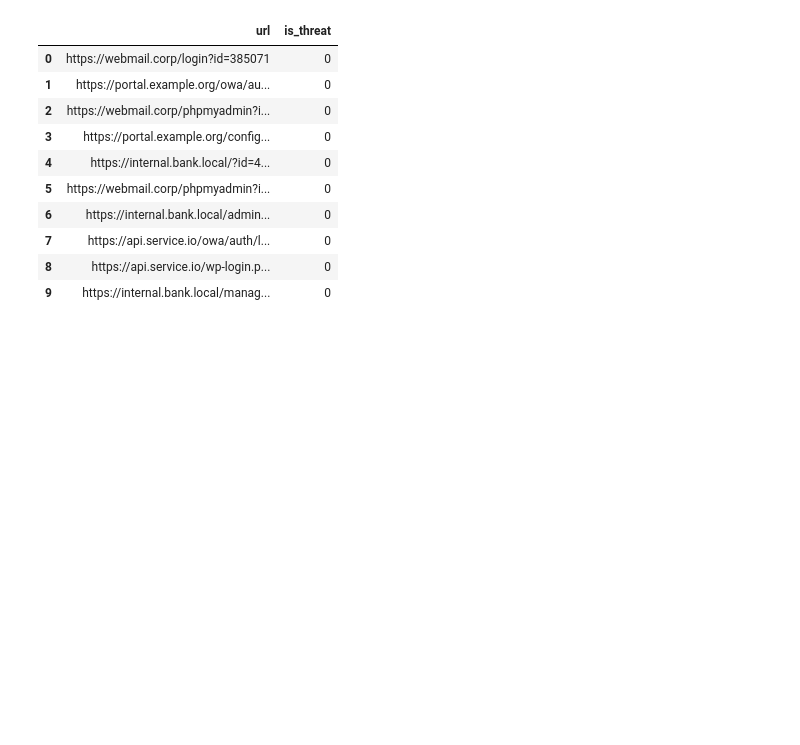
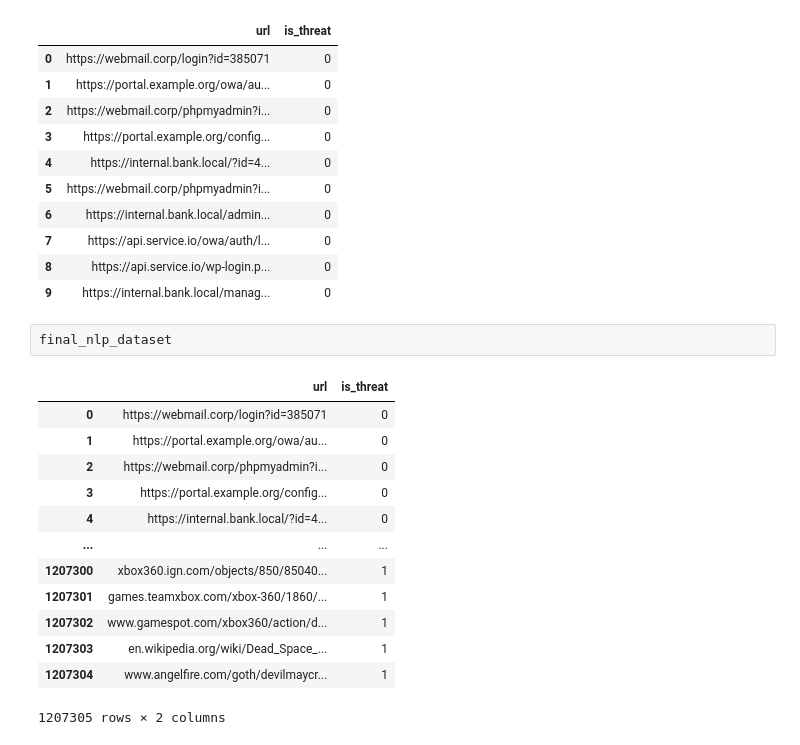
Before and after one commit to CprALin/JupyterNotebooks, a Jupyter notebook: sweeb_phishing_datasets.ipynb, the cells around one changed output. Saved outputs shown, nothing was run; the diff lists cells and outputs as text; blank space fills up the shorter version.

```diff
--- a/sweeb_phishing_datasets.ipynb
+++ b/sweeb_phishing_datasets.ipynb
@@ -778,3 +777,19 @@ final_nlp_dataset.head(10)
 | 7 | https://api.service.io/owa/auth/l... | 0 |
 | 8 | https://api.service.io/wp-login.p... | 0 |
 | 9 | https://internal.bank.local/manag... | 0 |
+# %%
+final_nlp_dataset
+# %% [output]
+|  | url | is_threat |
+| 0 | https://webmail.corp/login?id=385071 | 0 |
+| 1 | https://portal.example.org/owa/au... | 0 |
+| 2 | https://webmail.corp/phpmyadmin?i... | 0 |
+| 3 | https://portal.example.org/config... | 0 |
+| 4 | https://internal.bank.local/?id=4... | 0 |
+| ... | ... | ... |
+| 1207300 | xbox360.ign.com/objects/850/85040... | 1 |
+| 1207301 | games.teamxbox.com/xbox-360/1860/... | 1 |
+| 1207302 | www.gamespot.com/xbox360/action/d... | 1 |
+| 1207303 | en.wikipedia.org/wiki/Dead_Space_... | 1 |
+| 1207304 | www.angelfire.com/goth/devilmaycr... | 1 |
+1207305 rows × 2 columns
```
Also changed, not shown: parts of 27 cells of this notebook, 2 other files.
